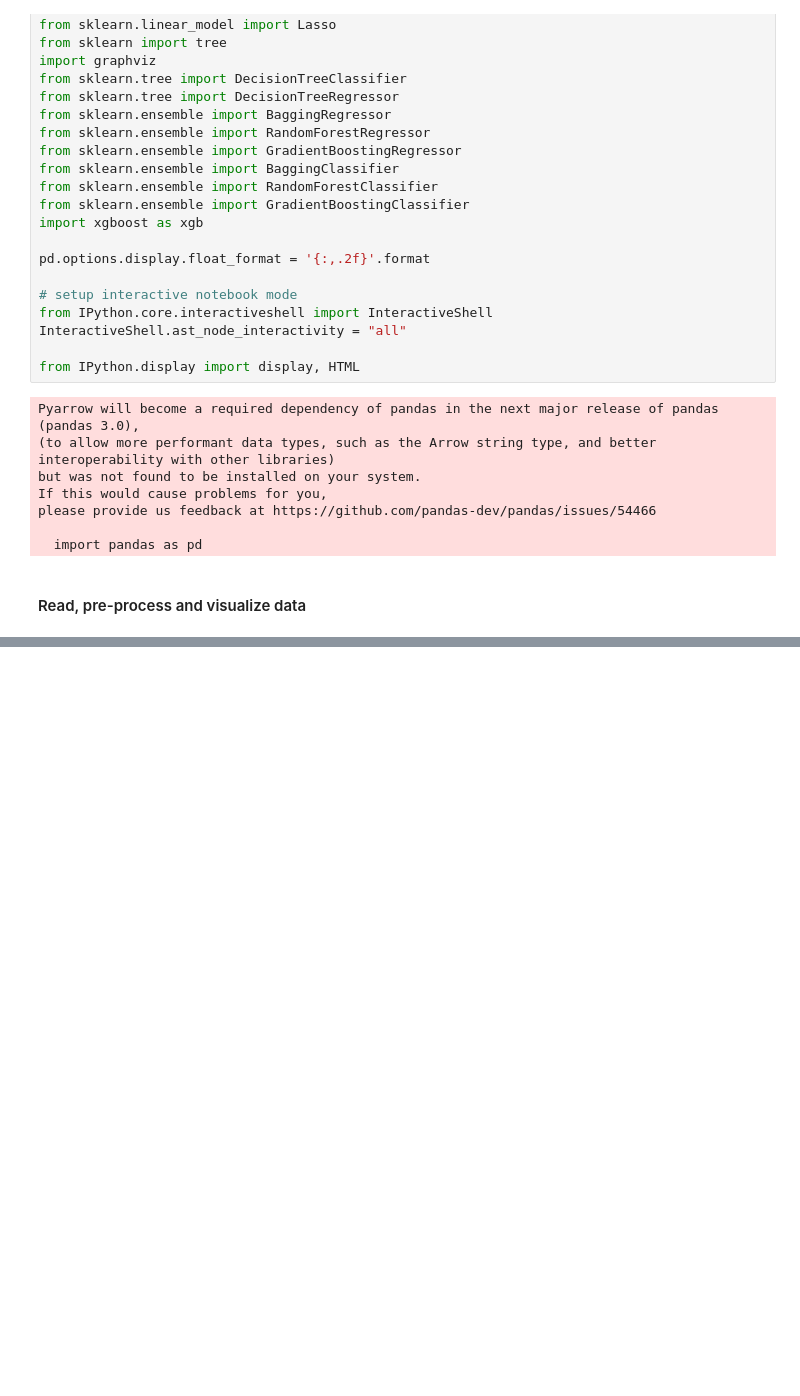
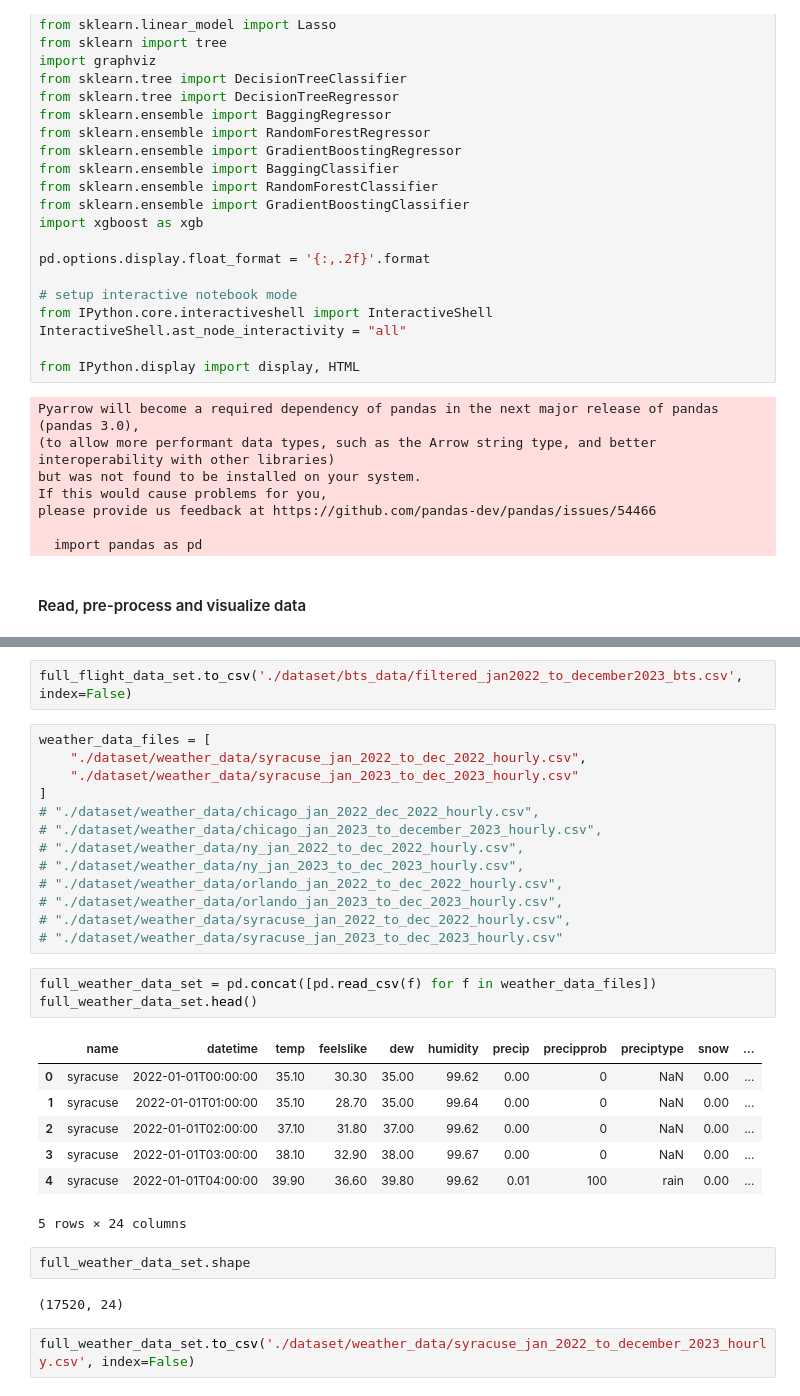
Before and after one commit to pksp99/flight-predictor, a Jupyter notebook: cis663_iml_flight_predictor_spring2024.ipynb, the cells around one changed output, grey strips where cells are left out. Drawn from its saved outputs; the diff is of its cells as text; blank space fills up the shorter version.

```diff
--- a/cis663_iml_flight_predictor_spring2024.ipynb
+++ b/cis663_iml_flight_predictor_spring2024.ipynb
@@ -50,0 +147,32 @@ flight_data_set.head()
+# %%
+full_flight_data_set.to_csv('./dataset/bts_data/filtered_jan2022_to_december2023_bts.csv', index=False)
+# %%
+weather_data_files = [
+    "./dataset/weather_data/syracuse_jan_2022_to_dec_2022_hourly.csv",
+    "./dataset/weather_data/syracuse_jan_2023_to_dec_2023_hourly.csv"
+]
+# "./dataset/weather_data/chicago_jan_2022_dec_2022_hourly.csv",
+# "./dataset/weather_data/chicago_jan_2023_to_december_2023_hourly.csv",
+# "./dataset/weather_data/ny_jan_2022_to_dec_2022_hourly.csv",
+# "./dataset/weather_data/ny_jan_2023_to_dec_2023_hourly.csv",
+# "./dataset/weather_data/orlando_jan_2022_to_dec_2022_hourly.csv",
+# "./dataset/weather_data/orlando_jan_2023_to_dec_2023_hourly.csv",
+# "./dataset/weather_data/syracuse_jan_2022_to_dec_2022_hourly.csv",
+# "./dataset/weather_data/syracuse_jan_2023_to_dec_2023_hourly.csv"
+# %%
+full_weather_data_set = pd.concat([pd.read_csv(f) for f in weather_data_files])
+full_weather_data_set.head()
+# %% [output]
+|  | name | datetime | temp | feelslike | dew | humidity | precip | precipprob | preciptype | snow | ... |
+| 0 | syracuse | 2022-01-01T00:00:00 | 35.10 | 30.30 | 35.00 | 99.62 | 0.00 | 0 | NaN | 0.00 | ... |
+| 1 | syracuse | 2022-01-01T01:00:00 | 35.10 | 28.70 | 35.00 | 99.64 | 0.00 | 0 | NaN | 0.00 | ... |
+| 2 | syracuse | 2022-01-01T02:00:00 | 37.10 | 31.80 | 37.00 | 99.62 | 0.00 | 0 | NaN | 0.00 | ... |
+| 3 | syracuse | 2022-01-01T03:00:00 | 38.10 | 32.90 | 38.00 | 99.67 | 0.00 | 0 | NaN | 0.00 | ... |
+| 4 | syracuse | 2022-01-01T04:00:00 | 39.90 | 36.60 | 39.80 | 99.62 | 0.01 | 100 | rain | 0.00 | ... |
+5 rows × 24 columns
+# %%
+full_weather_data_set.shape
+# %% [output]
+(17520, 24)
+# %%
+full_weather_data_set.to_csv('./dataset/weather_data/syracuse_jan_2022_to_december_2023_hourly.csv', index=False)
```
Also changed, not shown: parts of 18 cells of this notebook, 12 other files.
